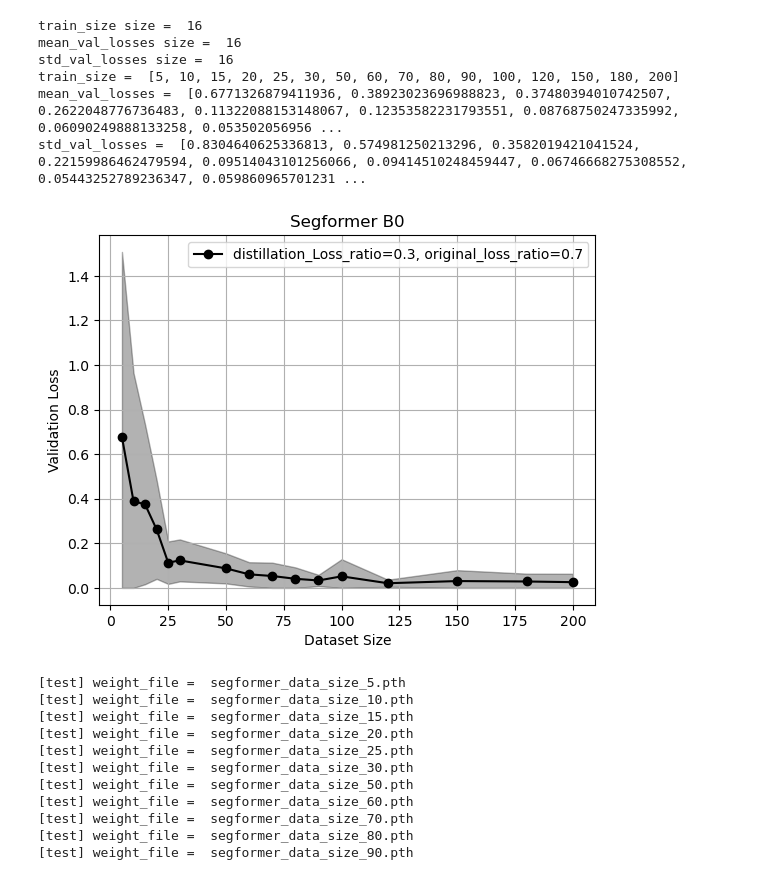
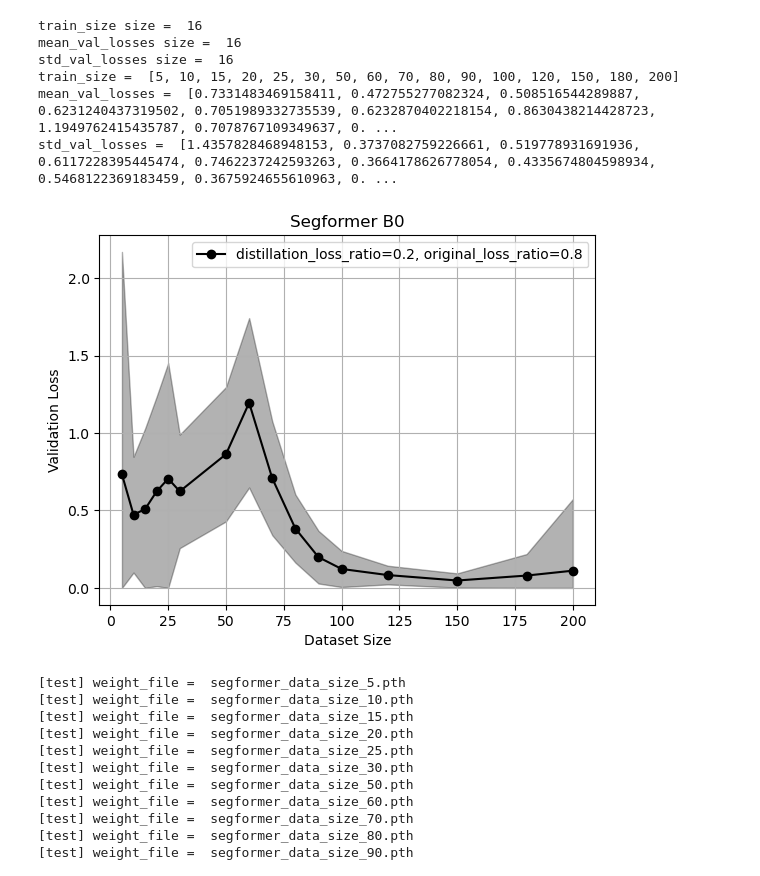
Before and after one commit to Eat-Apple-Again/RipplesDetection, a Jupyter notebook: KD_segformer_0409_num2.ipynb, the cells around one changed output. Drawn from its saved outputs; the diff is of its cells as text; code cells hidden in the pictures.

Commit message:
Attempted: teacher_ratio=0.2, temperature=5
Good result👍

```diff
--- a/KD_segformer_0409_num2.ipynb
+++ b/KD_segformer_0409_num2.ipynb
@@ -340,7 +340,7 @@ for train_size in train_sizes:
         train_loader = DataLoader(train_subset, batch_size=1, shuffle=False)
         val_loader = DataLoader(val_subset, batch_size=1, shuffle=False)
         # train
-        teacher_ratio = 0.3
+        teacher_ratio = 0.2
         temperature = 5
         lc = train(model_segformer, model_sam, processor_sam, train_loader, val_loader, train_size, True, teacher_ratio, temperature)
 
@@ -376,29 +376,29 @@ Wall time: 10h 12min 59s
 # %%
 print("train_size size = ", np.array(train_sizes).size)
 print("mean_val_losses size = ", np.array(mean_val_losses).size)
 print("std_val_losses size = ", np.array(std_val_losses).size)
 print("train_size = ", train_sizes)
 print("mean_val_losses = ", mean_val_losses)
 print("std_val_losses = ", std_val_losses)
 
 plt.figure()
-plt.plot(train_sizes, mean_val_losses, marker='o', color='black', label=f'distillation_Loss_ratio={teacher_ratio}, original_loss_ratio={round(1-teacher_ratio, 2)}')
+plt.plot(train_sizes, mean_val_losses, marker='o', color='black', label=f'distillation_loss_ratio={teacher_ratio}, original_loss_ratio={round(1-teacher_ratio, 2)}')
 plt.fill_between(train_sizes, np.maximum(0, np.array(mean_val_losses) - np.array(std_val_losses)),
                  np.array(mean_val_losses) + np.array(std_val_losses), color='black', alpha=0.3)
 plt.title('Segformer B0')
 plt.xlabel('Dataset Size')
 plt.ylabel('Validation Loss')
 plt.grid(True)
 plt.legend()
 plt.show()
 # %% [output]
 train_size size =  16
 mean_val_losses size =  16
 std_val_losses size =  16
 train_size =  [5, 10, 15, 20, 25, 30, 50, 60, 70, 80, 90, 100, 120, 150, 180, 200]
-mean_val_losses =  [0.6771326879411936, 0.38923023696988823, 0.37480394010742507, 0.2622048776736483, 0.11322088153148067, 0.12353582231793551, 0.08768750247335992, 0.06090249888133258, 0.053502056956 ...
-std_val_losses =  [0.8304640625336813, 0.574981250213296, 0.3582019421041524, 0.22159986462479594, 0.09514043101256066, 0.09414510248459447, 0.06746668275308552, 0.05443252789236347, 0.059860965701231 ...
+mean_val_losses =  [0.7331483469158411, 0.472755277082324, 0.508516544289887, 0.6231240437319502, 0.7051989332735539, 0.6232870402218154, 0.8630438214428723, 1.1949762415435787, 0.7078767109349637, 0. ...
+std_val_losses =  [1.4357828468948153, 0.3737082759226661, 0.519778931691936, 0.6117228395445474, 0.7462237242593263, 0.3664178626778054, 0.4335674804598934, 0.5468122369183459, 0.3675924655610963, 0. ...
-[figure, old version]
+[figure, new version]
 # %%
 def test_model_and_visualize(model, image_processor, test_loader, num_visualizations=5):
     device = torch.device("cuda" if torch.cuda.is_available() else "cpu")
```
Also changed, not shown: parts of 4 cells of this notebook.
